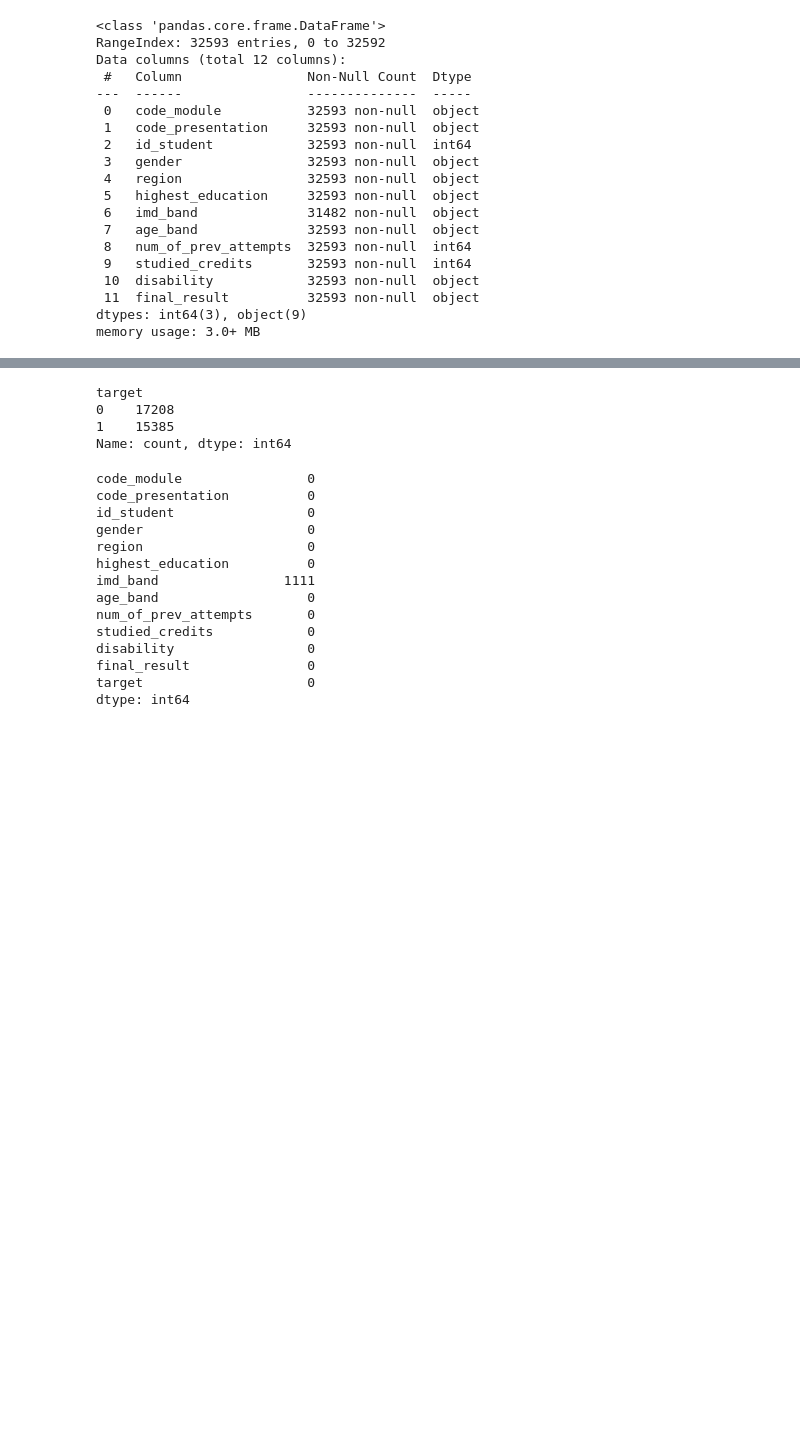
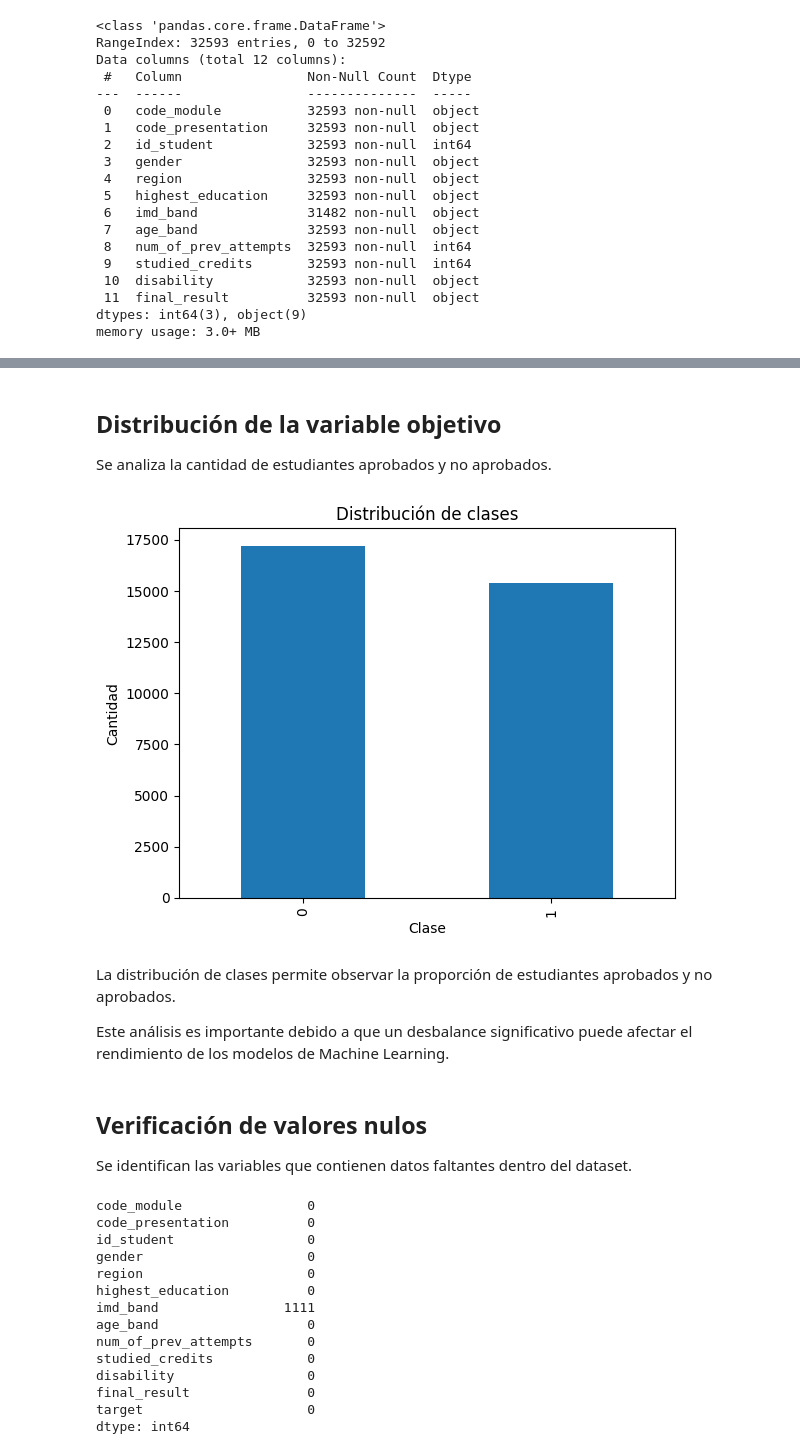
Before and after one commit to BrianFernandoAguinsacaLoarte/Proyecto-Asignatura-Machine-Learning, a Jupyter notebook: notebooks/ProyectoAvanceSemana3.ipynb, the cells around one changed output, grey strips where cells are left out. Cells and saved outputs as stored; diff of their text form; code cells hidden in the pictures; blank space fills up the shorter version.

```diff
--- a/notebooks/ProyectoAvanceSemana3.ipynb
+++ b/notebooks/ProyectoAvanceSemana3.ipynb
@@ -61,14 +118,28 @@ df['target'] = df['final_result'].map({
     'Fail': 0,
     'Withdrawn': 0
 })
+# %% [markdown]
+## Distribución de la variable objetivo
+
+Se analiza la cantidad de estudiantes aprobados y no aprobados.
 # %%
 # Ver distribución de la variable objetivo
-df['target'].value_counts()
+df['target'].value_counts().plot(kind='bar')
+
+plt.title("Distribución de clases")
+plt.xlabel("Clase")
+plt.ylabel("Cantidad")
+plt.show()
 # %% [output]
-target
-0    17208
-1    15385
-Name: count, dtype: int64
+[figure, added]
+# %% [markdown]
+La distribución de clases permite observar la proporción de estudiantes aprobados y no aprobados.
+
+Este análisis es importante debido a que un desbalance significativo puede afectar el rendimiento de los modelos de Machine Learning.
+# %% [markdown]
+## Verificación de valores nulos
+
+Se identifican las variables que contienen datos faltantes dentro del dataset.
 # %%
 # Verificar valores nulos
 df.isnull().sum()
```
Also changed, not shown: parts of 21 cells of this notebook.
